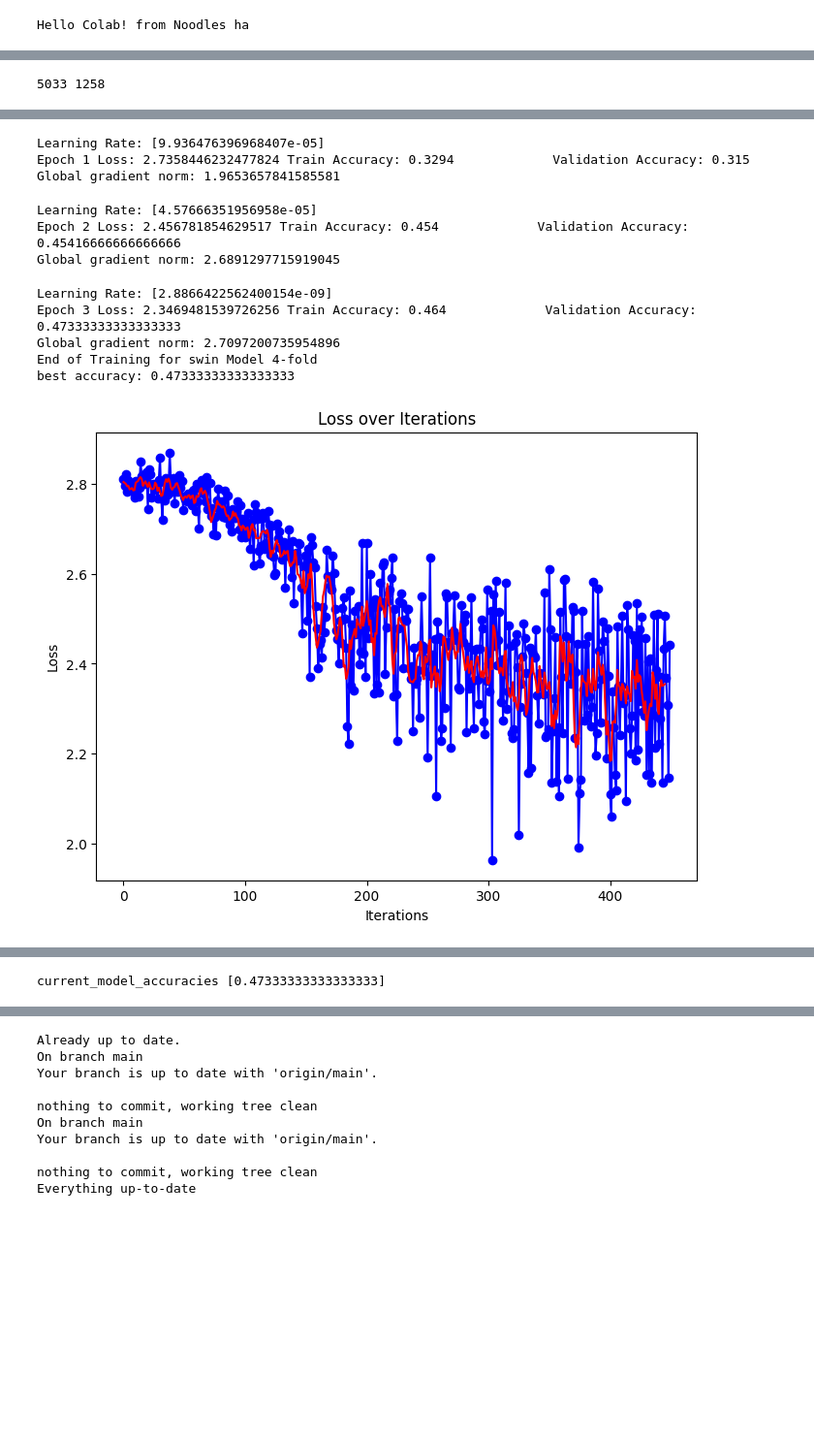
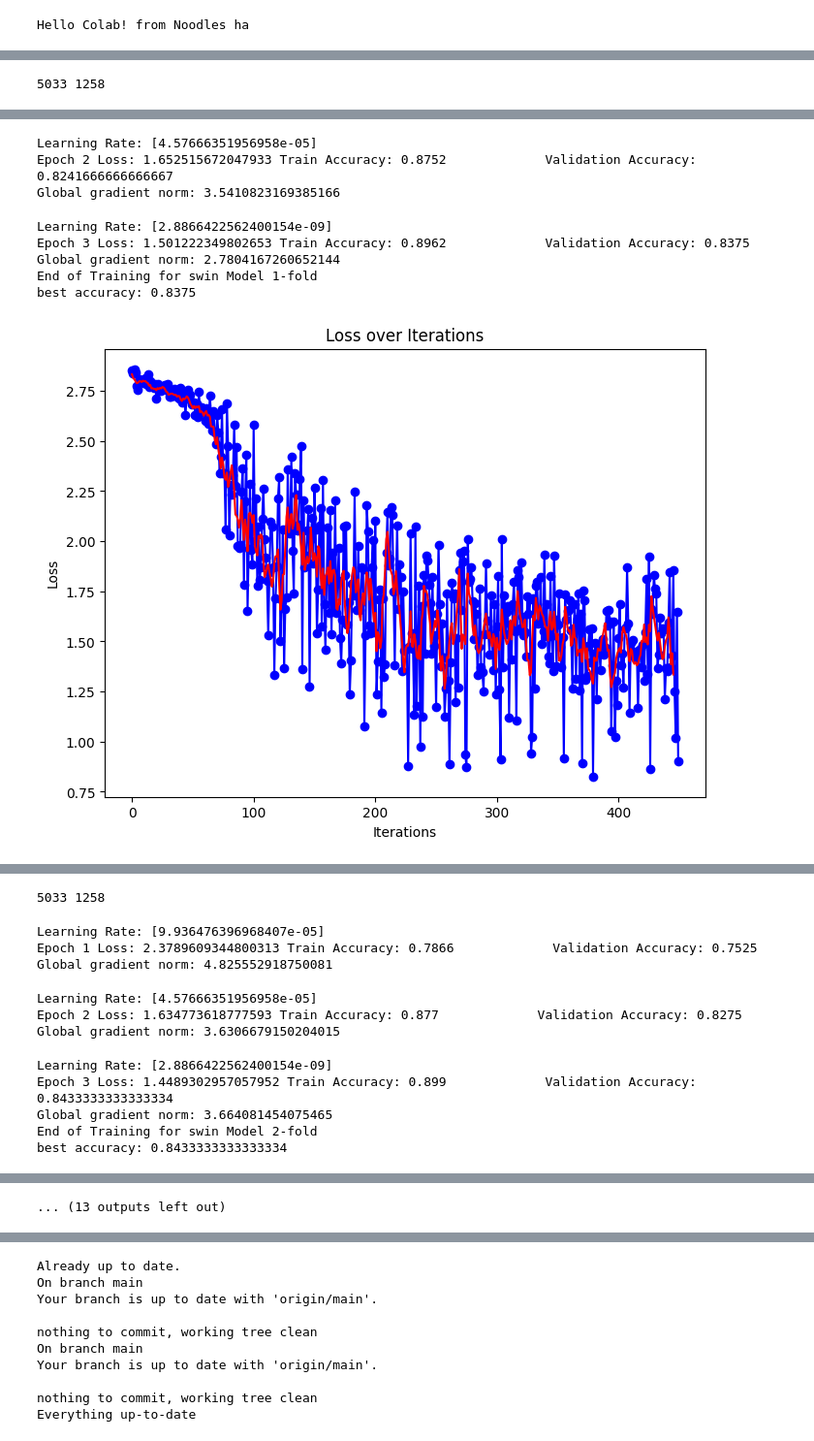
Before and after one commit to tomhyhan/noodles, a Jupyter notebook: pasta_classification.ipynb, the cells around one changed output, grey strips where cells are left out. Shown: that part at 97% size. Cells and saved outputs as stored; diff of their text form; code cells hidden in the pictures; blank space fills up the shorter version.

```diff
--- a/pasta_classification.ipynb
+++ b/pasta_classification.ipynb
@@ -92,7 +106,7 @@ image_paths, labels = data["img_path"], data["label"]
 X, test_data, y, test_label = train_test_split(image_paths.values, labels.values, train_size=0.9, random_state=SEED, shuffle=True, stratify=labels)
 # %%
 k_fold = StratifiedKFold(n_splits=5, random_state=SEED, shuffle=True)
-models = ['swin' ]
+models = ['swin']
 
 # N=100
 # perm_indices = np.random.permutation(N)
@@ -102,8 +116,8 @@ models = ['swin' ]
 for model_name in models:
     current_model_accuracies = []
     for k_id, (train_i, val_i) in enumerate(k_fold.split(X,y)):
-        # if k_id in [0,1,2,3]:
-        #     continue
+        if k_id in [0]:
+            continue
         print(len(train_i), len(val_i))
         train_set = X[train_i]
         train_label_set = y[train_i]
@@ -168,7 +182,6 @@ for model_name in models:
         draw_loss(loss_history)
         draw_train_val_accuracy(train_accuracy_history, val_accuracy_history)
 
-
     print("current_model_accuracies", current_model_accuracies)
 
 
@@ -186,12 +201,9 @@ Downloading: "https://download.pytorch.org/models/swin_v2_b-781e5279.pth" to /ro
-Learning Rate: [9.936476396968407e-05]
-Epoch 1 Loss: 2.7358446232477824 Train Accuracy: 0.3294             Validation Accuracy: 0.315
-Global gradient norm: 1.9653657841585581
+Learning Rate: [4.57666351956958e-05]
+Epoch 2 Loss: 1.652515672047933 Train Accuracy: 0.8752             Validation Accuracy: 0.8241666666666667
+Global gradient norm: 3.5410823169385166
-Learning Rate: [4.57666351956958e-05]
-Epoch 2 Loss: 2.456781854629517 Train Accuracy: 0.454             Validation Accuracy: 0.45416666666666666
-Global gradient norm: 2.6891297715919045
+Learning Rate: [2.8866422562400154e-09]
+Epoch 3 Loss: 1.501222349802653 Train Accuracy: 0.8962             Validation Accuracy: 0.8375
+Global gradient norm: 2.7804167260652144
+End of Training for swin Model 1-fold
+best accuracy: 0.8375
-Learning Rate: [2.8866422562400154e-09]
-Epoch 3 Loss: 2.3469481539726256 Train Accuracy: 0.464             Validation Accuracy: 0.47333333333333333
-Global gradient norm: 2.7097200735954896
-End of Training for swin Model 4-fold
-best accuracy: 0.47333333333333333
-[figure, old version]
+[figure, new version]
@@ -199 +211,12 @@ best accuracy: 0.47333333333333333
+5033 1258
-current_model_accuracies [0.47333333333333333]
+Learning Rate: [9.936476396968407e-05]
+Epoch 1 Loss: 2.3789609344800313 Train Accuracy: 0.7866             Validation Accuracy: 0.7525
+Global gradient norm: 4.825552918750081
+Learning Rate: [4.57666351956958e-05]
+Epoch 2 Loss: 1.634773618777593 Train Accuracy: 0.877             Validation Accuracy: 0.8275
+Global gradient norm: 3.6306679150204015
+Learning Rate: [2.8866422562400154e-09]
+Epoch 3 Loss: 1.4489302957057952 Train Accuracy: 0.899             Validation Accuracy: 0.8433333333333334
+Global gradient norm: 3.664081454075465
+End of Training for swin Model 2-fold
+best accuracy: 0.8433333333333334
@@ -199,0 +225 @@ current_model_accuracies [0.47333333333333333]
+... (13 outputs left out)
```
Also changed, not shown: parts of 6 cells of this notebook.
